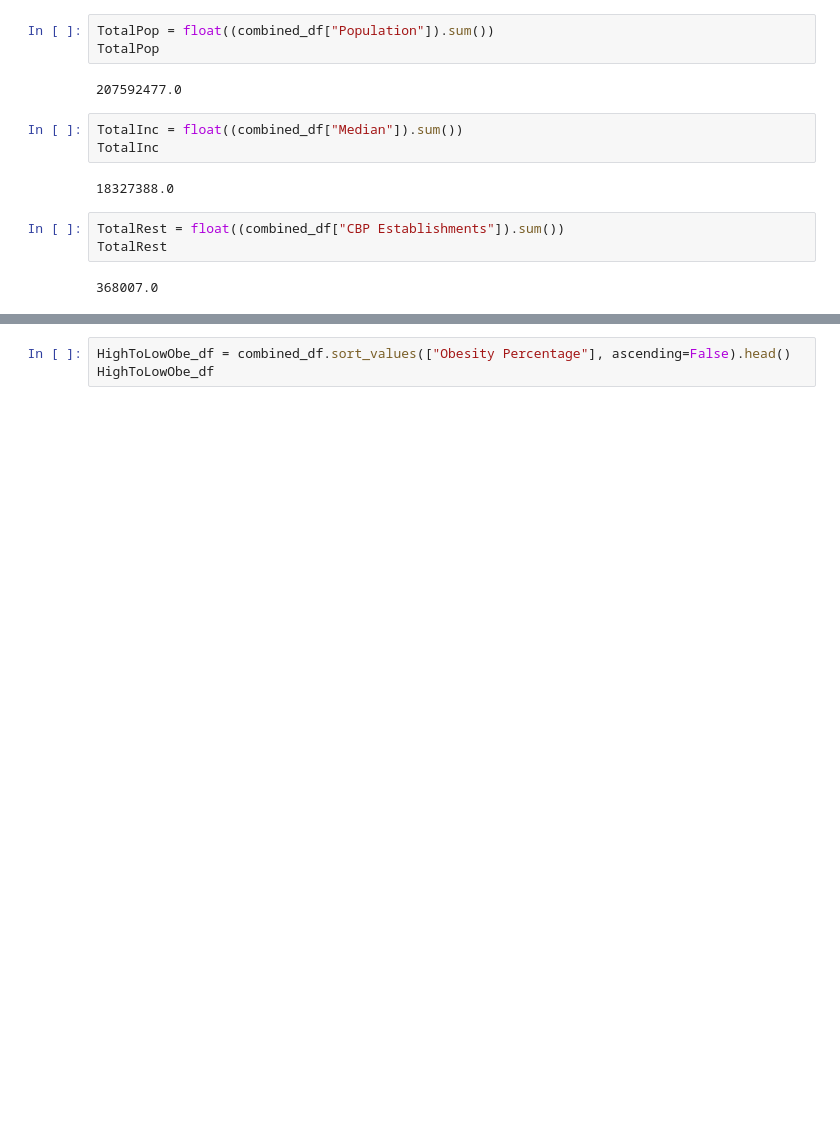
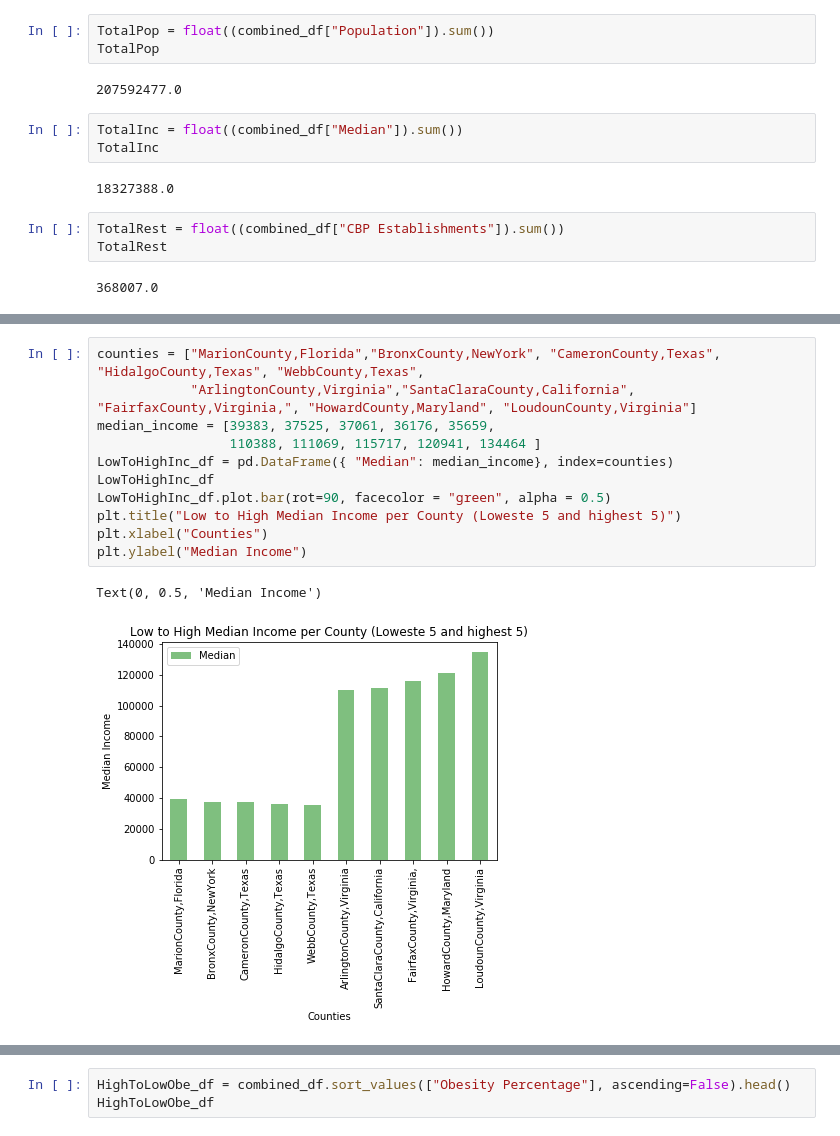
Before and after one commit to liliana-ilut/The-Mockingbirds, a Jupyter notebook: Clean Data/Graphs.ipynb, the cells around one changed output, grey strips where cells are left out. Saved outputs shown, nothing was run; the diff lists cells and outputs as text; blank space fills up the shorter version.

```diff
--- a/Clean Data/Graphs.ipynb
+++ b/Clean Data/Graphs.ipynb
@@ -187,0 +198,14 @@ HighToLowIncome_df
+# %%
+counties = ["MarionCounty,Florida","BronxCounty,NewYork", "CameronCounty,Texas", "HidalgoCounty,Texas", "WebbCounty,Texas",
+            "ArlingtonCounty,Virginia","SantaClaraCounty,California", "FairfaxCounty,Virginia,", "HowardCounty,Maryland", "LoudounCounty,Virginia"]
+median_income = [39383, 37525, 37061, 36176, 35659,
+                 110388, 111069, 115717, 120941, 134464 ]
+LowToHighInc_df = pd.DataFrame({ "Median": median_income}, index=counties)
+LowToHighInc_df
+LowToHighInc_df.plot.bar(rot=90, facecolor = "green", alpha = 0.5)
+plt.title("Low to High Median Income per County (Loweste 5 and highest 5)")
+plt.xlabel("Counties")
+plt.ylabel("Median Income")
+# %% [output]
+Text(0, 0.5, 'Median Income')
+[figure, added]
```
Also changed, not shown: parts of 5 cells of this notebook.
